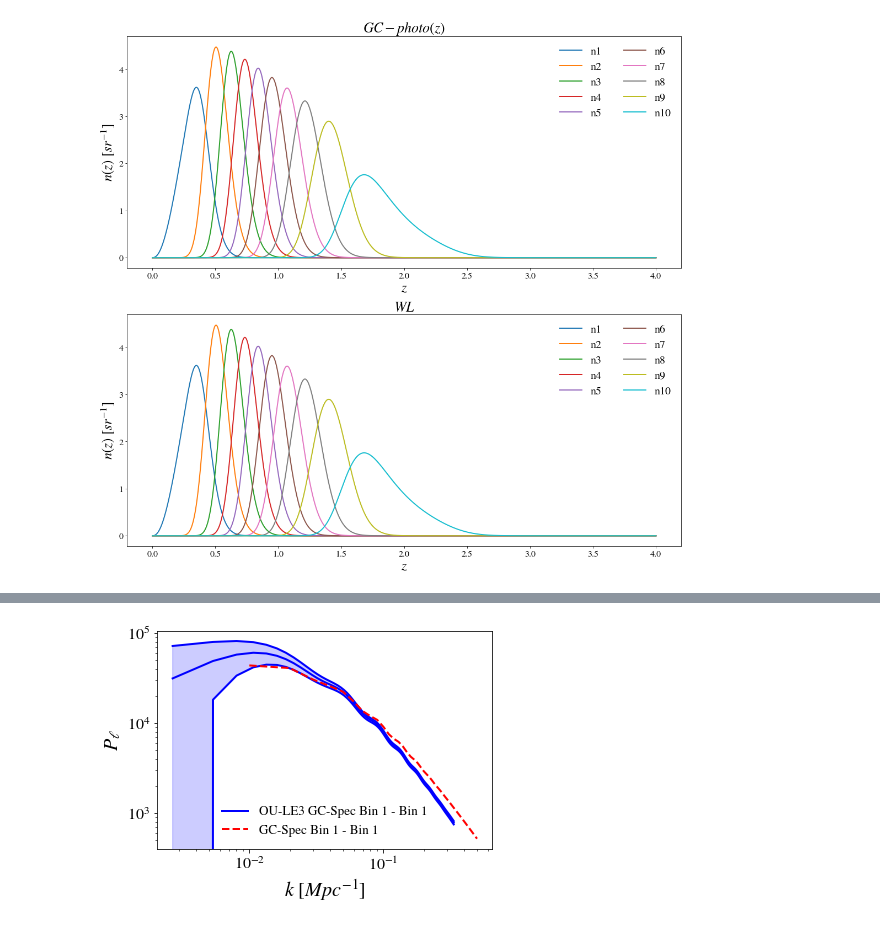
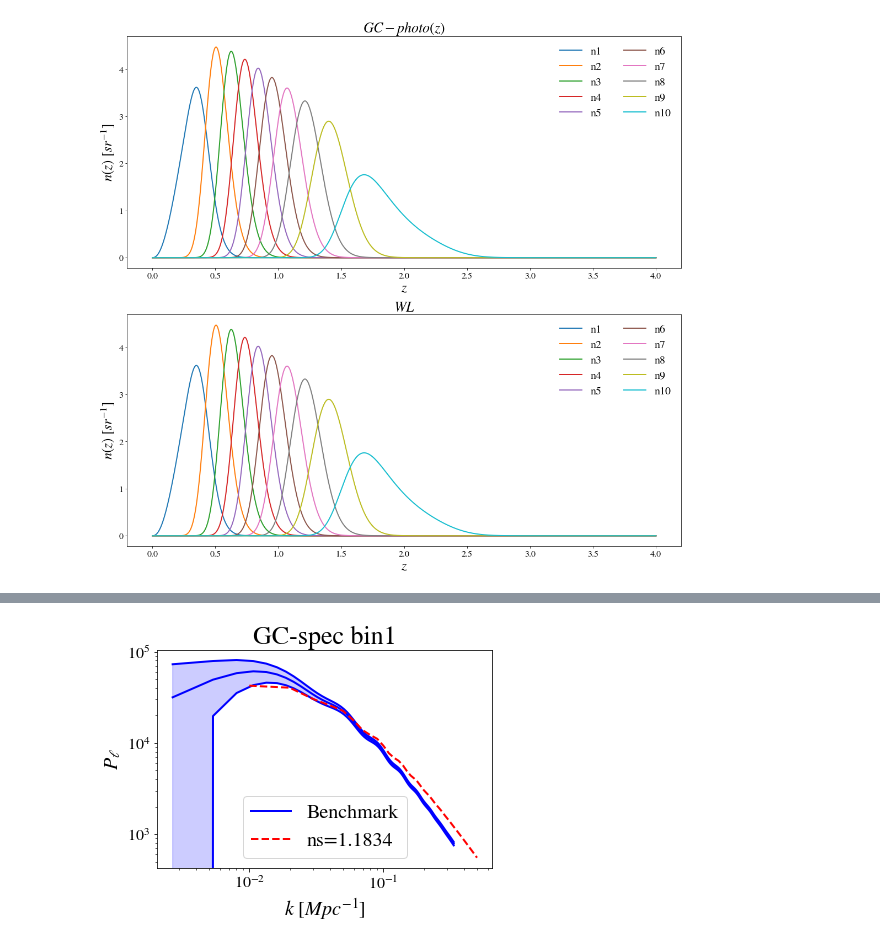
Before and after one commit to testarnyttnamn/testnamemaster, a Jupyter notebook: notebooks/DEMO.ipynb, the cells around one changed output, grey strips where cells are left out. Cells and saved outputs as stored; diff of their text form; code cells hidden in the pictures.

Commit message:
Resolve "Check Photo and Spec Benchmarks"

```diff
--- a/notebooks/DEMO.ipynb
+++ b/notebooks/DEMO.ipynb
@@ -105,7 +105,7 @@ from likelihood.cobaya_interface import EuclidLikelihood
 info = {
     #'params': Cobaya's protected key of the input dictionary.
     # Includes the parameters that the user would like to sample over:
-    'params': {
+'params': {
         # (UC): each parameter below (which is a 'key' of another sub-dictionary) can contain a dictionary
         # with the key 'prior', 'latex'...
         # If the prior dictionary is not passed to a parameter, this parameter is fixed.
@@ -186,9 +186,9 @@ info = {
     # This is the variable you need to update
     # if you are running Cobaya with cobaya_modules (option (2) above).
     # If you are using the conda likelihood environment or option (1),
-    # please, comment the line below
+    # please, keep the line below commented
     #
-    'packages_path': modules_path,
+    #'packages_path': modules_path,
     #
     #'output': Cobaya's protected key of the input dictionary.
     # Where are the results going to be stored, in case that the sampler produce output files?
@@ -727,13 +728,15 @@ ax1.legend(frameon=False, fontsize=13);
 
 fig1 = plt.figure()
 ax1 = fig1.add_subplot(1, 1, 1)
-
-ax1 = pl_inst.plot_external_Cl_phot(1, 1, ax1, probe='GC-Phot')
-ax1 = pl_inst.plot_Cl_phot(np.logspace(1, 3.6, 10), 1, 1, ax1, probe='GC-Phot', pl_colour='r', pl_linestyle='--')
+for param in model.parameterization.sampled_params().keys():
+        pl_label = '{}={:.4f}'.format(param, model.parameterization.sampled_params()[param])
+        print('WARNING: param {} is being sampled! Possible missmatch between benchmark and theoretical prediction'.format(param))
+ax1 = pl_inst.plot_external_Cl_phot(1, 1, ax1, probe='GC-Phot', pl_label='Benchmark')
+ax1 = pl_inst.plot_Cl_phot(np.logspace(1, 3.6, 10), 1, 1, ax1, probe='GC-Phot', pl_colour='r', pl_linestyle='--', pl_label=pl_label)
 ax1.set_xlabel(r'$\ell$', fontsize=20)
 ax1.set_ylabel(r'$C_\ell$ $[sr^{-1}]$', fontsize=20)
 ax1.set_xscale('log')
 ax1.set_yscale('log')
-ax1.set_title('GC-photo(z)')
-ax1.legend(frameon=False, fontsize=13);
+ax1.set_title('GC-photo(z) bin1');
+ax1.legend();
 # %% [output]
@@ -743,13 +747,15 @@ ax1.legend(frameon=False, fontsize=13);
 
 fig1 = plt.figure()
 ax1 = fig1.add_subplot(1, 1, 1)
-
-ax1 = pl_inst.plot_external_Cl_XC(1, 1, ax1)
-ax1 = pl_inst.plot_Cl_XC(np.logspace(1, 3.6, 10), 1, 1, ax1, pl_colour='r', pl_linestyle='--')
+for param in model.parameterization.sampled_params().keys():
+        pl_label = '{}={:.4f}'.format(param, model.parameterization.sampled_params()[param])
+        print('WARNING: param {} is being sampled! Possible missmatch between benchmark and theoretical prediction'.format(param))
+ax1 = pl_inst.plot_external_Cl_XC(1, 1, ax1, pl_label='Benchmark')
+ax1 = pl_inst.plot_Cl_XC(np.logspace(1, 3.6, 10), 1, 1, ax1, pl_colour='r', pl_linestyle='--', pl_label=pl_label)
 ax1.set_xlabel(r'$\ell$', fontsize=20)
 ax1.set_ylabel(r'$C_\ell$ $[sr^{-1}]$', fontsize=20)
 ax1.set_xscale('log')
 #ax1.set_yscale('log')
-ax1.set_title('WL x GC-photo(z)')
-ax1.legend(frameon=False, fontsize=13);
+ax1.set_title('WL x GC-photo(z) bin1');
+ax1.legend();
 # %% [output]
@@ -759,12 +766,15 @@ ax1.legend(frameon=False, fontsize=13);
 
 fig1 = plt.figure()
 ax1 = fig1.add_subplot(1, 1, 1)
-
-ax1 = pl_inst.plot_external_GC_spec("1.2", 2, ax1, pl_label='OU-LE3 GC-Spec Bin 1 - Bin 1')
-ax1 = pl_inst.plot_GC_spec_multipole(1.2, np.linspace(0.01, 0.5), 2, ax1, pl_colour='r', pl_linestyle='--', pl_label='GC-Spec Bin 1 - Bin 1')
+for param in model.parameterization.sampled_params().keys():
+        pl_label = '{}={:.4f}'.format(param, model.parameterization.sampled_params()[param])
+        print('WARNING: param {} is being sampled! Possible missmatch between benchmark and theoretical prediction'.format(param))
+ax1 = pl_inst.plot_external_GC_spec("1.2", 2, ax1, pl_label='Benchmark')
+ax1 = pl_inst.plot_GC_spec_multipole(1.2, np.linspace(0.01, 0.5), 2, ax1, pl_colour='r', pl_linestyle='--', pl_label=pl_label)
 ax1.set_xlabel(r'$k$ $[Mpc^{-1}]$', fontsize=20)
 ax1.set_ylabel(r'$P_\ell$', fontsize=20)
 ax1.set_xscale('log')
 ax1.set_yscale('log')
-ax1.legend(frameon=False, fontsize=13);
+ax1.set_title('GC-spec bin1');
+ax1.legend();
 # %% [output]
@@ -771 +782 @@ ax1.legend(frameon=False, fontsize=13);
-[figure, old version]
+[figure, new version]
```
Also changed, not shown: parts of 21 cells of this notebook, 30 other files.
